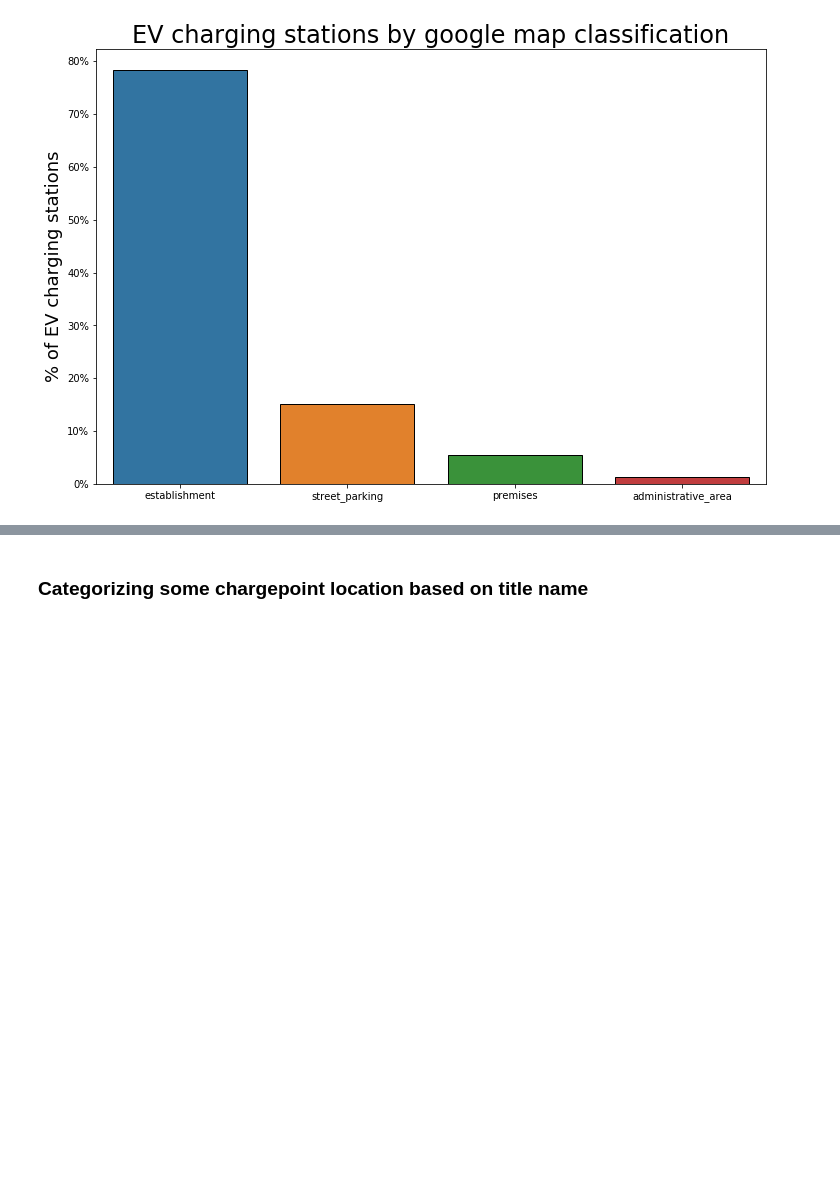
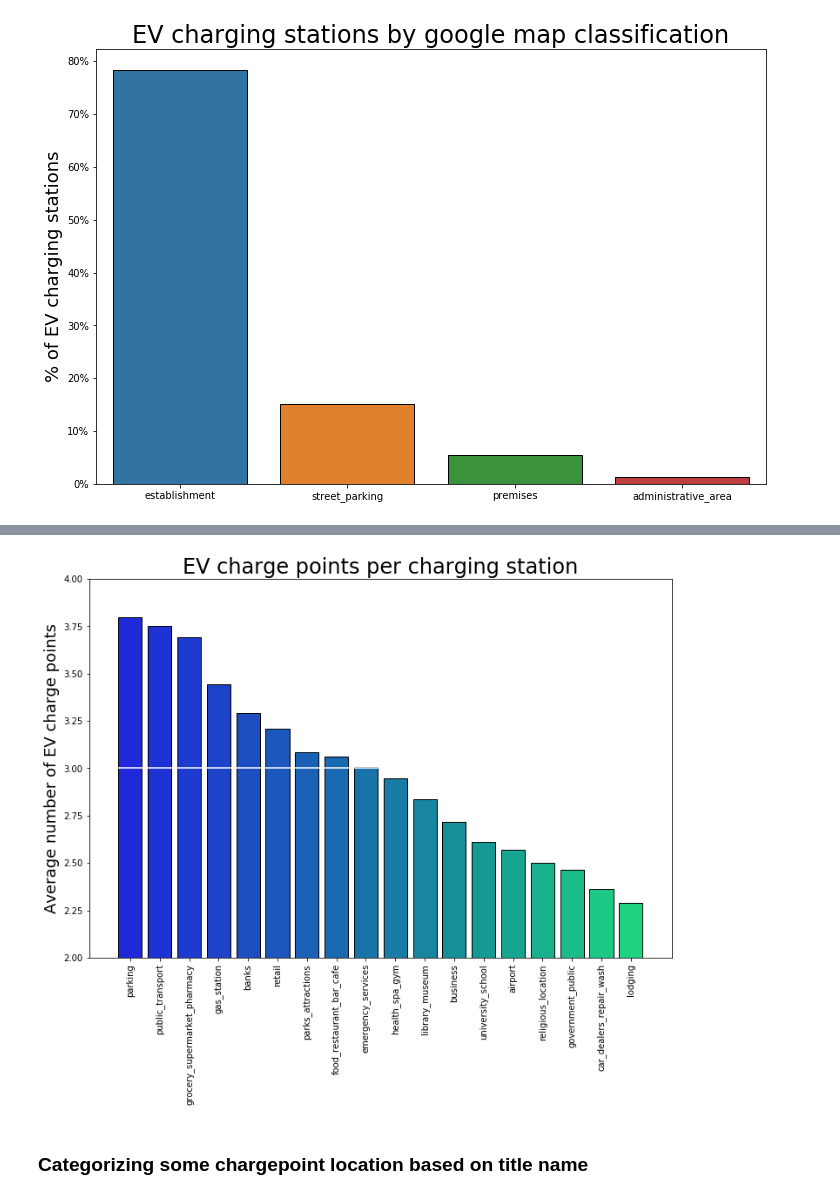
Before and after one commit to cdenbowjr/ev_chargepoint_prediction, a Jupyter notebook: notebooks/1.0-ced-chargepoint-categorisation.ipynb, the cells around one changed output, grey strips where cells are left out. Drawn from its saved outputs; the diff is of its cells as text; code cells hidden in the pictures; blank space fills up the shorter version.

```diff
--- a/notebooks/1.0-ced-chargepoint-categorisation.ipynb
+++ b/notebooks/1.0-ced-chargepoint-categorisation.ipynb
@@ -171,3 +222,22 @@ plt.savefig("../reports/figures/EVlocation_chart.jpg");
+# %%
+fig, ax = plt.subplots(figsize=(12, 8))
+
+avg_num_chargepoints = est_breakdown.mul(more_chargers.charge_points,axis='index').dropna().sum()/est_breakdown.sum()
+avg_num_chargepoints_order = avg_num_chargepoints.sort_values(ascending=False).index
+sns.barplot(x= avg_num_chargepoints.index,y= avg_num_chargepoints.values,order=avg_num_chargepoints_order,orient='v', palette='winter', ec='k');
+
+
+ax.set_title(
+    "EV charge points per charging station", fontsize=24)
+#ax.set_xlabel("EV charging stations location", fontsize=18)
+ax.set_ylabel("Average number of EV charge points", fontsize=18)
+plt.xticks(rotation=90)
+plt.ylim(2,4)
+plt.hlines(3,-0.5,17.5,color='w')
+#plt.hlines(2.5,-0.5,17.5,color='w')
+plt.savefig("../reports/figures/EV_charge_points_est.jpg",transparent=False, edgecolor='k',facecolor='w',pad_inches=0.1,bbox_inches='tight');
+# %% [output]
+[figure, added]
 # %%
 health_list= ['Carnival Pool','Thornaby Pool','Wyboston Lakes Leisure Club','Roehampton Club','Ashton Pool',
               'Hereford Leisure Pool', 'Tolworth Sports Ground', 'Spindlewood', 'Etihad Velodrome Cycling Arena']
```
Also changed, not shown: parts of 17 cells of this notebook, 8 other files.
